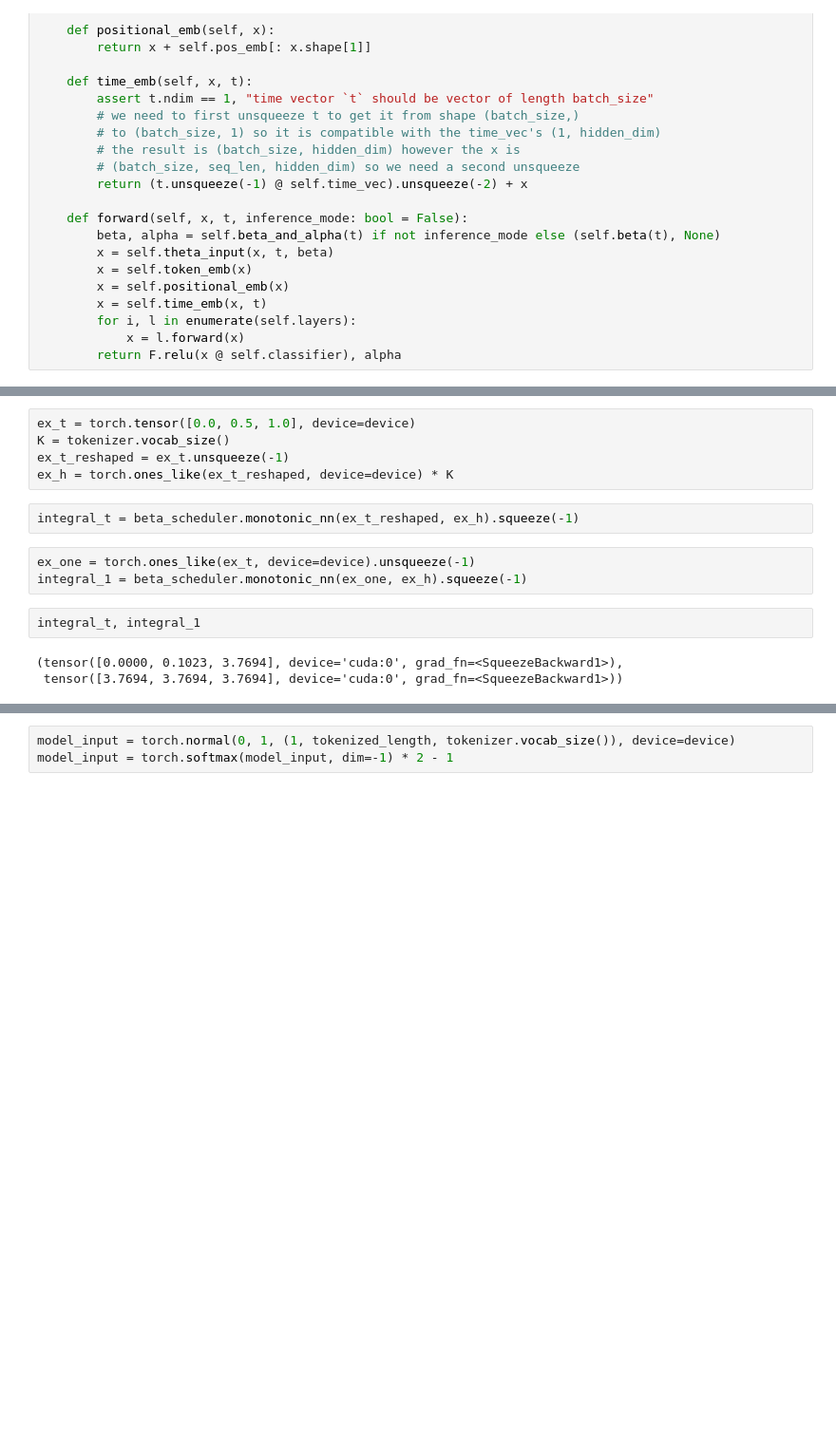
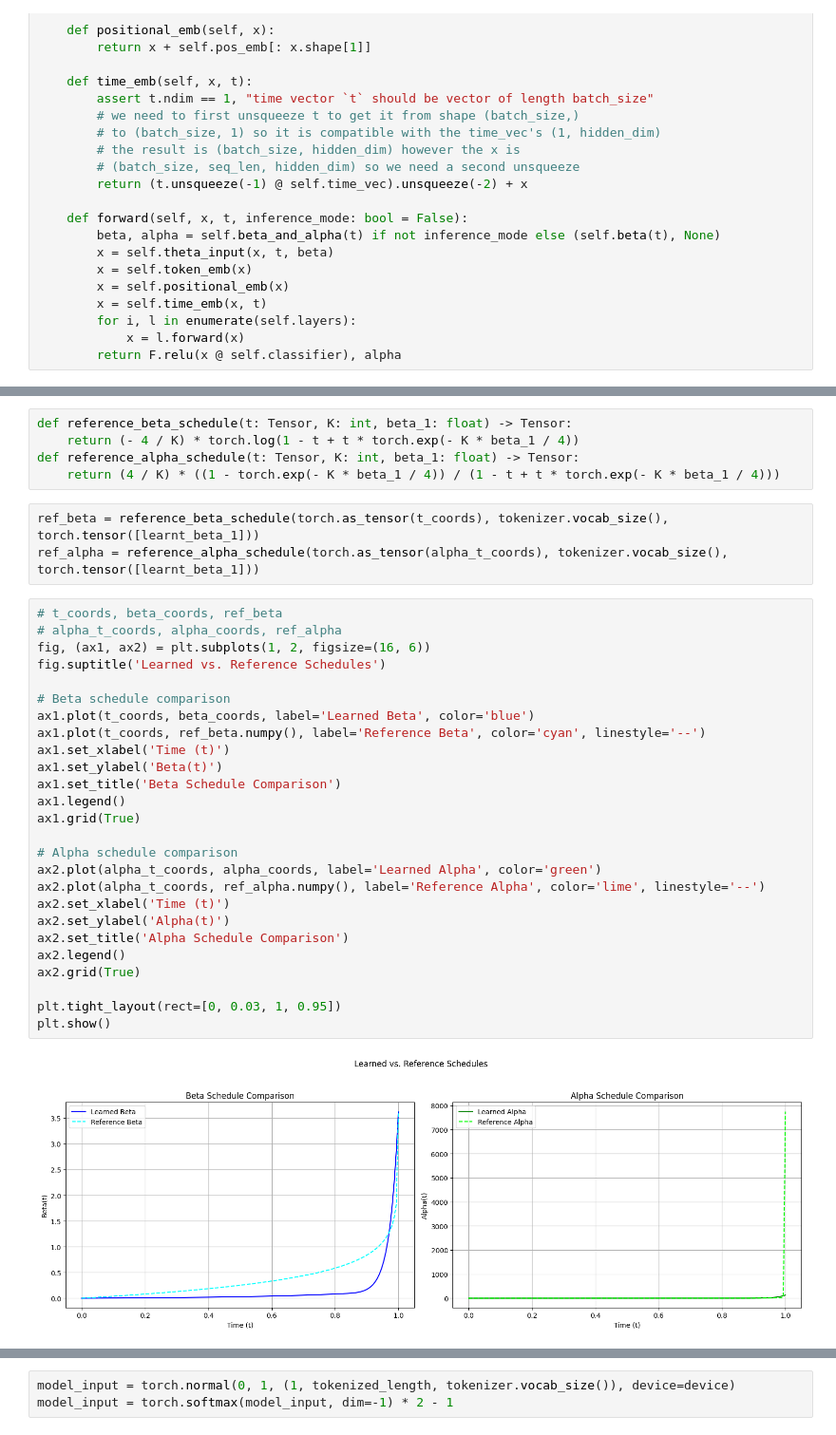
Before and after one commit to johng149/BayesianFlowNet, a Jupyter notebook: exp/learned_beta_v2.ipynb, the cells around one changed output, grey strips where cells are left out. Shown at 95% size. Drawn from its saved outputs; the diff is of its cells as text; blank space fills up the shorter version.

```diff
--- a/exp/learned_beta_v2.ipynb
+++ b/exp/learned_beta_v2.ipynb
@@ -1123,18 +1134,39 @@ Learnt beta_1: 3.7694, Scaling: 3.7694
-# %%
-ex_t = torch.tensor([0.0, 0.5, 1.0], device=device)
-K = tokenizer.vocab_size()
-ex_t_reshaped = ex_t.unsqueeze(-1)
-ex_h = torch.ones_like(ex_t_reshaped, device=device) * K
-# %%
-integral_t = beta_scheduler.monotonic_nn(ex_t_reshaped, ex_h).squeeze(-1)
-# %%
-ex_one = torch.ones_like(ex_t, device=device).unsqueeze(-1)
-integral_1 = beta_scheduler.monotonic_nn(ex_one, ex_h).squeeze(-1)
-# %%
-integral_t, integral_1
-# %% [output]
-(tensor([0.0000, 0.1023, 3.7694], device='cuda:0', grad_fn=<SqueezeBackward1>),
- tensor([3.7694, 3.7694, 3.7694], device='cuda:0', grad_fn=<SqueezeBackward1>))
+# %%
+def reference_beta_schedule(t: Tensor, K: int, beta_1: float) -> Tensor:
+    return (- 4 / K) * torch.log(1 - t + t * torch.exp(- K * beta_1 / 4))
+def reference_alpha_schedule(t: Tensor, K: int, beta_1: float) -> Tensor:
+    return (4 / K) * ((1 - torch.exp(- K * beta_1 / 4)) / (1 - t + t * torch.exp(- K * beta_1 / 4)))
+# %%
+ref_beta = reference_beta_schedule(torch.as_tensor(t_coords), tokenizer.vocab_size(), torch.tensor([learnt_beta_1]))
+ref_alpha = reference_alpha_schedule(torch.as_tensor(alpha_t_coords), tokenizer.vocab_size(), torch.tensor([learnt_beta_1]))
+# %%
+# t_coords, beta_coords, ref_beta
+# alpha_t_coords, alpha_coords, ref_alpha
+fig, (ax1, ax2) = plt.subplots(1, 2, figsize=(16, 6))
+fig.suptitle('Learned vs. Reference Schedules')
+
+# Beta schedule comparison
+ax1.plot(t_coords, beta_coords, label='Learned Beta', color='blue')
+ax1.plot(t_coords, ref_beta.numpy(), label='Reference Beta', color='cyan', linestyle='--')
+ax1.set_xlabel('Time (t)')
+ax1.set_ylabel('Beta(t)')
+ax1.set_title('Beta Schedule Comparison')
+ax1.legend()
+ax1.grid(True)
+
+# Alpha schedule comparison
+ax2.plot(alpha_t_coords, alpha_coords, label='Learned Alpha', color='green')
+ax2.plot(alpha_t_coords, ref_alpha.numpy(), label='Reference Alpha', color='lime', linestyle='--')
+ax2.set_xlabel('Time (t)')
+ax2.set_ylabel('Alpha(t)')
+ax2.set_title('Alpha Schedule Comparison')
+ax2.legend()
+ax2.grid(True)
+
+plt.tight_layout(rect=[0, 0.03, 1, 0.95])
+plt.show()
+# %% [output]
+[figure, added]
 # %%
 # with torch.no_grad():
 # here we take a random sample from the dataset and repeat it on different time steps to see if the loss is uniform at each time step
```
Also changed, not shown: parts of 7 cells of this notebook.
